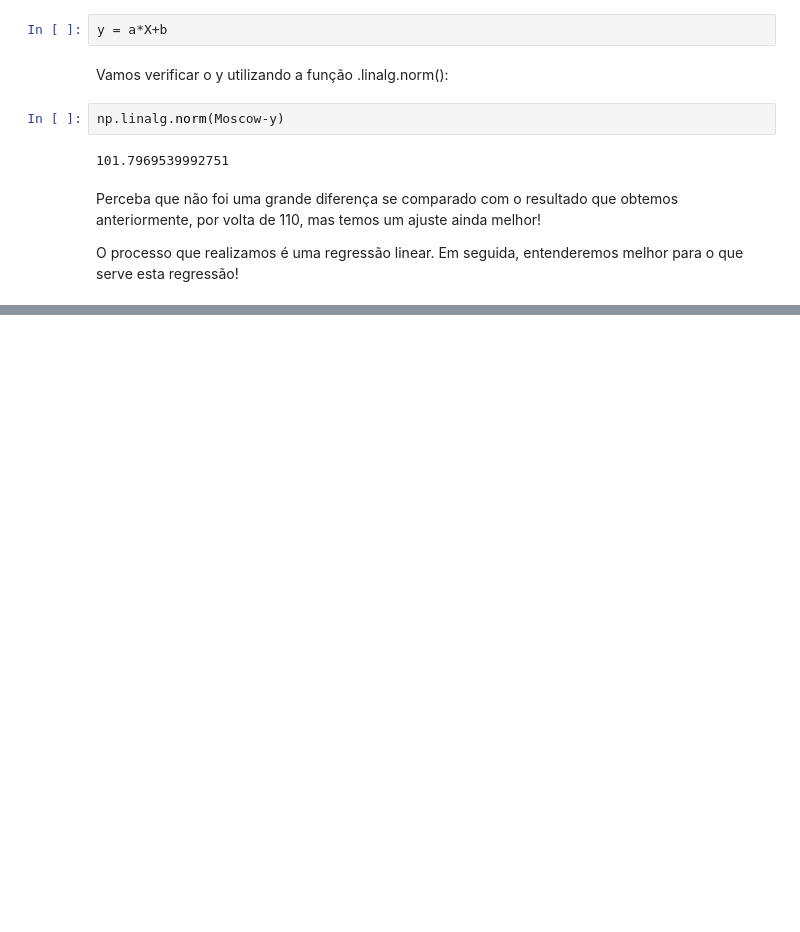
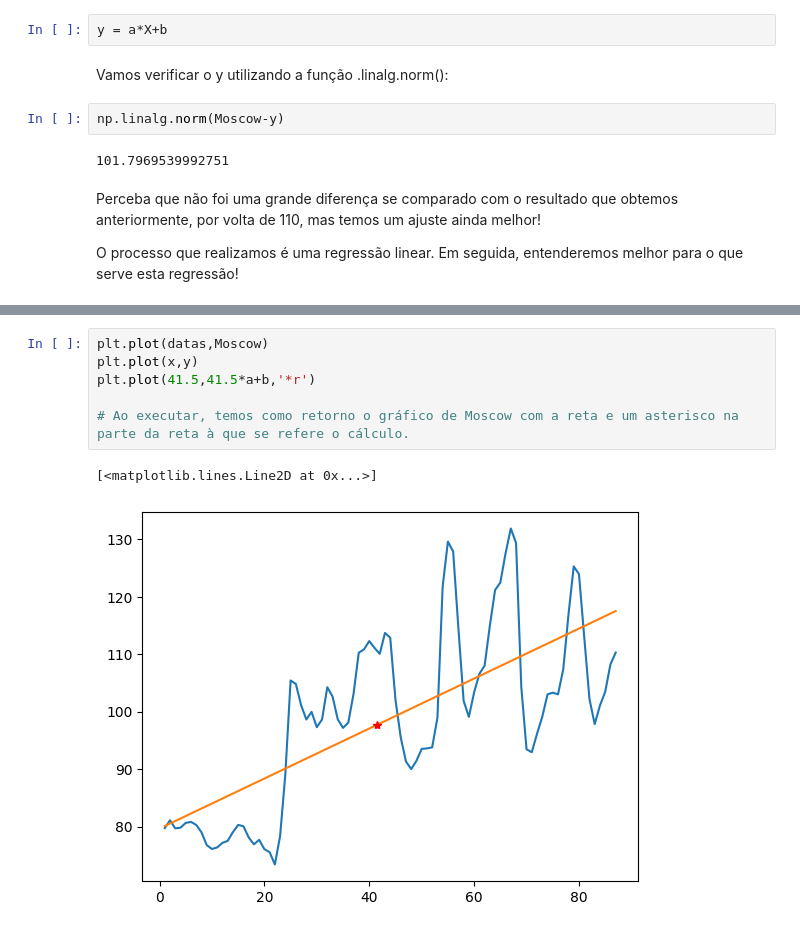
Before and after one commit to orlandojsjunior/Python_para_Data_Science-NumPy, a Jupyter notebook: Numpy.ipynb, the cells around one changed output, grey strips where cells are left out. Cells and saved outputs as stored; diff of their text form; blank space fills up the shorter version.

```diff
--- a/Numpy.ipynb
+++ b/Numpy.ipynb
@@ -559,0 +582,9 @@ O processo que realizamos é uma regressão linear. Em seguida, entenderemos mel
+# %%
+plt.plot(datas,Moscow)
+plt.plot(x,y)
+plt.plot(41.5,41.5*a+b,'*r')
+
+# Ao executar, temos como retorno o gráfico de Moscow com a reta e um asterisco na parte da reta à que se refere o cálculo.
+# %% [output]
+[<matplotlib.lines.Line2D at 0x...>]
+[figure, added]
```
Also changed, not shown: parts of 8 cells of this notebook.
